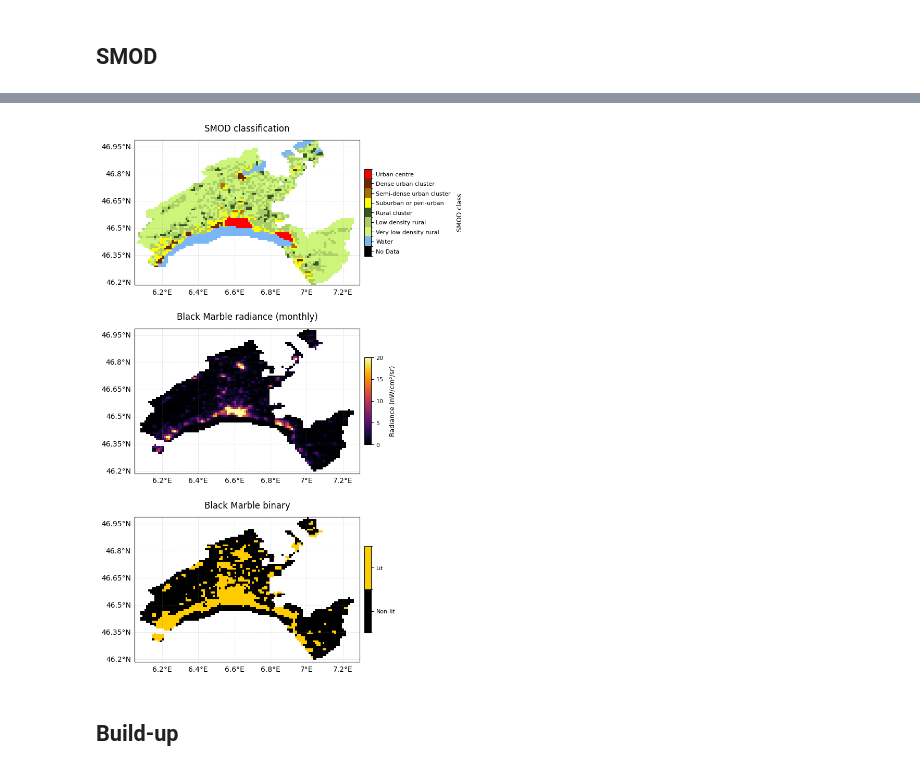
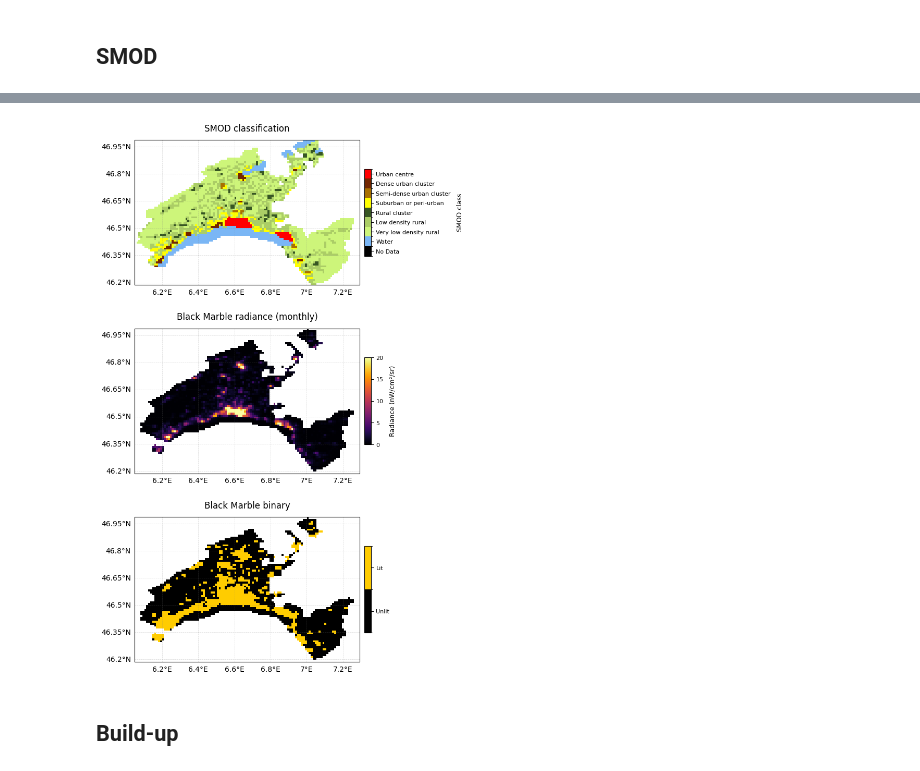
Before and after one commit to jankokla/conflict-monitoring-ntl, a Jupyter notebook: notebooks/plotting_methods.ipynb, the cells around one changed output, grey strips where cells are left out. Drawn from its saved outputs; the diff is of its cells as text; code cells hidden in the pictures.

```diff
--- a/notebooks/plotting_methods.ipynb
+++ b/notebooks/plotting_methods.ipynb
@@ -179,7 +179,7 @@ cbar_mid.set_label("Radiance (nW/cm²/sr)", fontsize=9, labelpad=8)
 # define binary classes and labels
 bin_codes  = np.array([0, 1])
 bin_colors = ["#000000", "#ffcc00"]
-bin_labels = ["Non-lit", "Lit"]
+bin_labels = ["Unlit", "Lit"]
 
 cmap_bin = ListedColormap(bin_colors)
 
@@ -211,34 +211,34 @@ ax_bottom.set_title("Black Marble binary", fontsize=12, pad=12)
 gl_bot = ax_bottom.gridlines(
     draw_labels=True,
     linewidth=0.5,
     color="gray",
     alpha=0.3,
     linestyle="--",
 )
 gl_bot.top_labels = False
 gl_bot.right_labels = False
 
 cax_bot = inset_axes(
     ax_bottom,
     width="3%",
     height="60%",
     loc="center left",
     bbox_to_anchor=(1.02, 0, 1, 1),
     bbox_transform=ax_bottom.transAxes,
     borderpad=0.0,
 )
 cbar_bot = fig.colorbar(im_bin, cax=cax_bot, orientation="vertical")
 
 cbar_bot.locator = FixedLocator(bin_tick_locs)
 cbar_bot.formatter = FuncFormatter(bin_tick_formatter)
 cbar_bot.update_ticks()
 
 cbar_bot.ax.tick_params(labelsize=8)
 
 fig.subplots_adjust(hspace=0.3)
 plt.show()
 # %% [output]
-[figure, old version]
+[figure, new version]
 # %% [markdown]
 ## Build-up
 # %%
```
Also changed, not shown: parts of 3 cells of this notebook, 1 other file.
